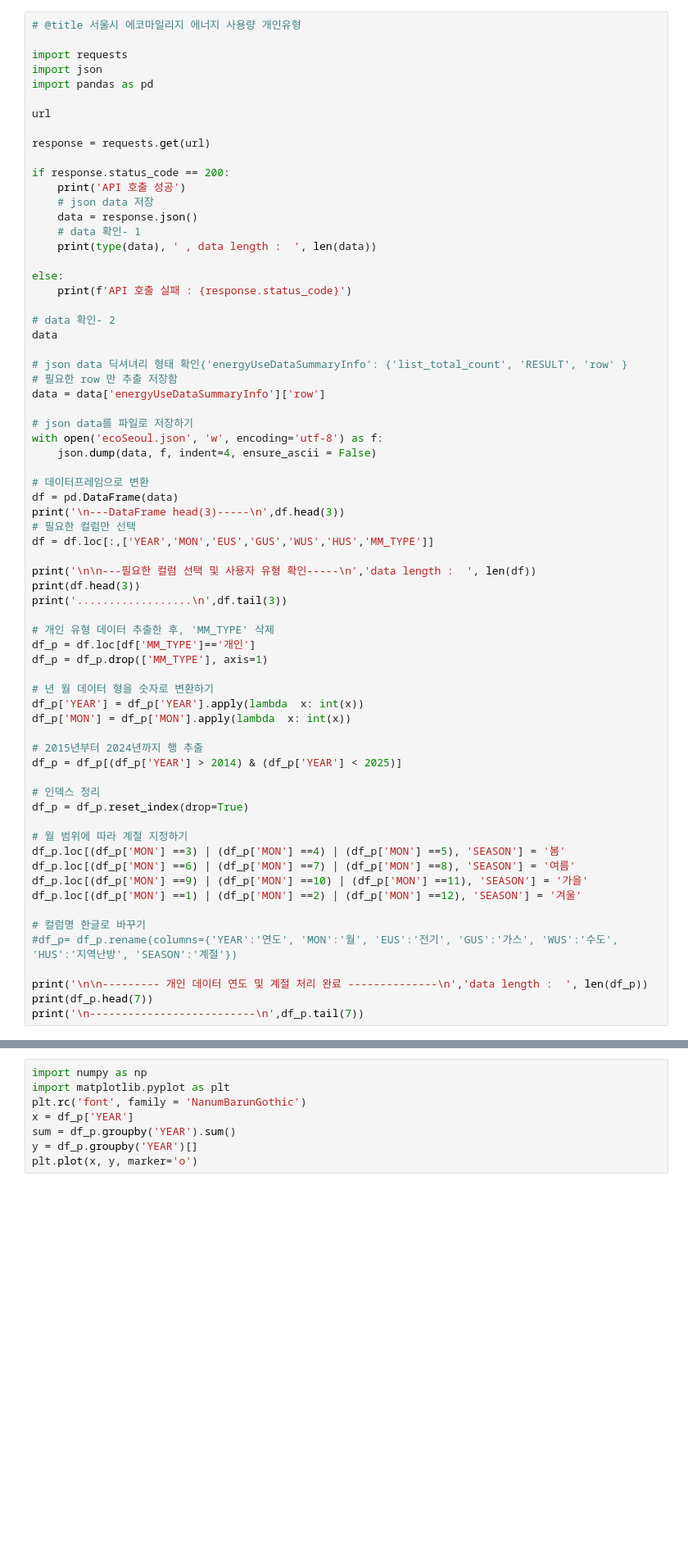
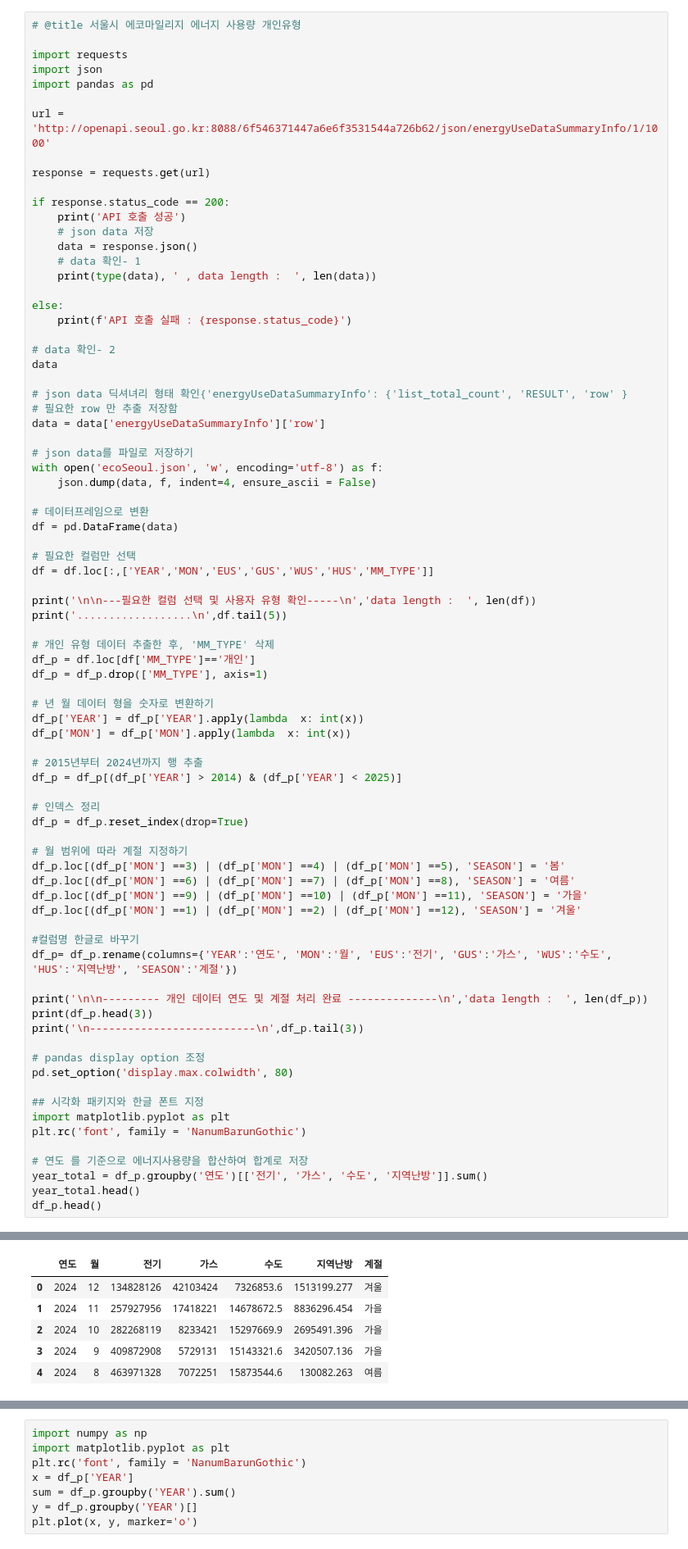
Before and after one commit to hillwalking/2025-2-Data-Analysis, a Jupyter notebook: ecomileage.ipynb, the cells around one changed output, grey strips where cells are left out. Shown: that part at 82% size. Saved outputs shown, nothing was run; the diff lists cells and outputs as text; blank space fills up the shorter version.

```diff
--- a/ecomileage.ipynb
+++ b/ecomileage.ipynb
@@ -29,7 +29,7 @@ import requests
 import json
 import pandas as pd
 
-url
+url = 'http://openapi.seoul.go.kr:8088/6f546371447a6e6f3531544a726b62/json/energyUseDataSummaryInfo/1/1000'
 
 response = requests.get(url)
 
@@ -56,13 +56,12 @@ with open('ecoSeoul.json', 'w', encoding='utf-8') as f:
 
 # 데이터프레임으로 변환
 df = pd.DataFrame(data)
-print('\n---DataFrame head(3)-----\n',df.head(3))
+
 # 필요한 컬럼만 선택
 df = df.loc[:,['YEAR','MON','EUS','GUS','WUS','HUS','MM_TYPE']]
 
 print('\n\n---필요한 컬럼 선택 및 사용자 유형 확인-----\n','data length :  ', len(df))
-print(df.head(3))
-print('..................\n',df.tail(3))
+print('..................\n',df.tail(5))
 
 # 개인 유형 데이터 추출한 후, 'MM_TYPE' 삭제
 df_p = df.loc[df['MM_TYPE']=='개인']
@@ -84,12 +83,24 @@ df_p.loc[(df_p['MON'] ==6) | (df_p['MON'] ==7) | (df_p['MON'] ==8), 'SEASON'] =
 df_p.loc[(df_p['MON'] ==9) | (df_p['MON'] ==10) | (df_p['MON'] ==11), 'SEASON'] = '가을'
 df_p.loc[(df_p['MON'] ==1) | (df_p['MON'] ==2) | (df_p['MON'] ==12), 'SEASON'] = '겨울'
 
-# 컬럼명 한글로 바꾸기
-#df_p= df_p.rename(columns={'YEAR':'연도', 'MON':'월', 'EUS':'전기', 'GUS':'가스', 'WUS':'수도', 'HUS':'지역난방', 'SEASON':'계절'})
+#컬럼명 한글로 바꾸기
+df_p= df_p.rename(columns={'YEAR':'연도', 'MON':'월', 'EUS':'전기', 'GUS':'가스', 'WUS':'수도', 'HUS':'지역난방', 'SEASON':'계절'})
 
 print('\n\n--------- 개인 데이터 연도 및 계절 처리 완료 --------------\n','data length :  ', len(df_p))
-print(df_p.head(7))
-print('\n--------------------------\n',df_p.tail(7))
+print(df_p.head(3))
+print('\n--------------------------\n',df_p.tail(3))
+
+# pandas display option 조정
+pd.set_option('display.max.colwidth', 80)
+
+## 시각화 패키지와 한글 폰트 지정
+import matplotlib.pyplot as plt
+plt.rc('font', family = 'NanumBarunGothic')
+
+# 연도 를 기준으로 에너지사용량을 합산하여 합계로 저장
+year_total = df_p.groupby('연도')[['전기', '가스', '수도', '지역난방']].sum()
+year_total.head()
+df_p.head()
 # %% [output]
 API 호출 성공
 <class 'dict'>  , data length :   1
@@ -110,0 +122,6 @@ API 호출 성공
+|  | 연도 | 월 | 전기 | 가스 | 수도 | 지역난방 | 계절 |
+| 0 | 2024 | 12 | 134828126 | 42103424 | 7326853.6 | 1513199.277 | 겨울 |
+| 1 | 2024 | 11 | 257927956 | 17418221 | 14678672.5 | 8836296.454 | 가을 |
+| 2 | 2024 | 10 | 282268119 | 8233421 | 15297669.9 | 2695491.396 | 가을 |
+| 3 | 2024 | 9 | 409872908 | 5729131 | 15143321.6 | 3420507.136 | 가을 |
+| 4 | 2024 | 8 | 463971328 | 7072251 | 15873544.6 | 130082.263 | 여름 |
```
Also changed, not shown: parts of 5 cells of this notebook.
